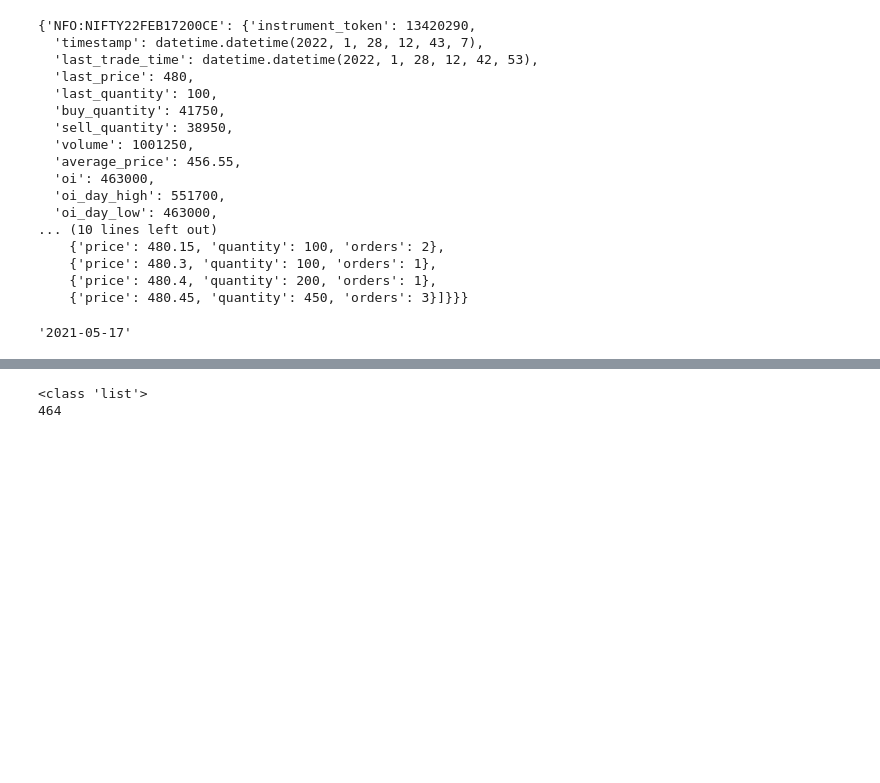
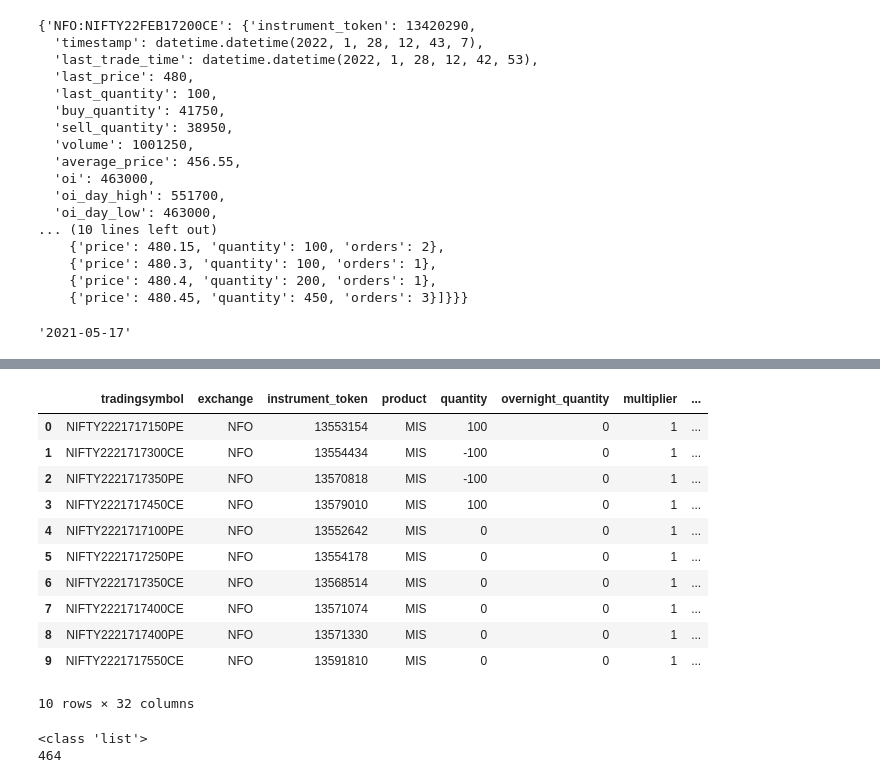
Before and after one commit to hiteshgulati/Algo-Trader, a Jupyter notebook: play.ipynb, the cells around one changed output, grey strips where cells are left out. Saved outputs shown, nothing was run; the diff lists cells and outputs as text; code cells hidden in the pictures; blank space fills up the shorter version.

```diff
--- a/play.ipynb
+++ b/play.ipynb
@@ -333,3 +385,18 @@ k
+# %%
+p[['trading_symbol','last_price']]
+# %% [output]
+|  | tradingsymbol | exchange | instrument_token | product | quantity | overnight_quantity | multiplier | ... |
+| 0 | NIFTY2221717150PE | NFO | 13553154 | MIS | 100 | 0 | 1 | ... |
+| 1 | NIFTY2221717300CE | NFO | 13554434 | MIS | -100 | 0 | 1 | ... |
+| 2 | NIFTY2221717350PE | NFO | 13570818 | MIS | -100 | 0 | 1 | ... |
+| 3 | NIFTY2221717450CE | NFO | 13579010 | MIS | 100 | 0 | 1 | ... |
+| 4 | NIFTY2221717100PE | NFO | 13552642 | MIS | 0 | 0 | 1 | ... |
+| 5 | NIFTY2221717250PE | NFO | 13554178 | MIS | 0 | 0 | 1 | ... |
+| 6 | NIFTY2221717350CE | NFO | 13568514 | MIS | 0 | 0 | 1 | ... |
+| 7 | NIFTY2221717400CE | NFO | 13571074 | MIS | 0 | 0 | 1 | ... |
+| 8 | NIFTY2221717400PE | NFO | 13571330 | MIS | 0 | 0 | 1 | ... |
+| 9 | NIFTY2221717550CE | NFO | 13591810 | MIS | 0 | 0 | 1 | ... |
+10 rows × 32 columns
 # %%
 #Data Streaming using Websocket
 import pandas as pd
```
Also changed, not shown: parts of 8 cells of this notebook, 8 other files.
